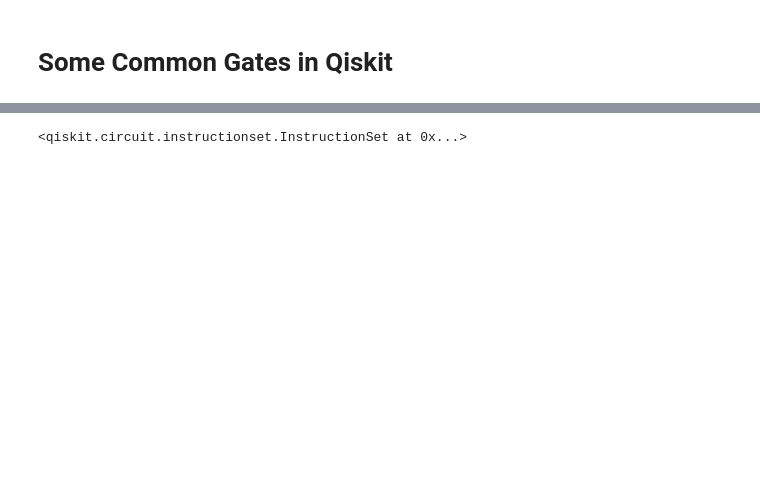
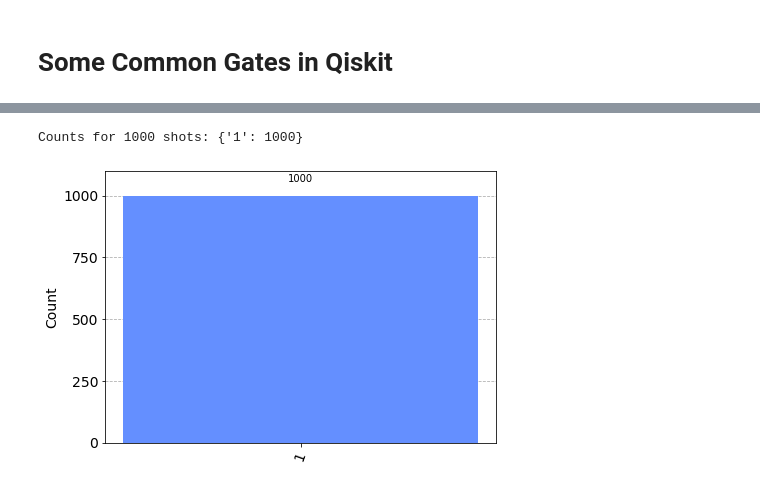
Before and after one commit to jesherjoshua/seds-quantum-computing, a Jupyter notebook: Simulator/gates.ipynb, the cells around one changed output, grey strips where cells are left out. Saved outputs shown, nothing was run; the diff lists cells and outputs as text; code cells hidden in the pictures; blank space fills up the shorter version.

```diff
--- a/Simulator/gates.ipynb
+++ b/Simulator/gates.ipynb
@@ -12,8 +44,10 @@ circ=QuantumCircuit(qr,cr)
 # %%
-#circ.y(0)
-circ.measure(0,0)
+circ.x(0)
+circ.measure(0, 0)
+view_results(circ, simulator)
 # %% [output]
-<qiskit.circuit.instructionset.InstructionSet at 0x...>
+Counts for 1000 shots: {'1': 1000}
+[figure, added]
 # %%
 circ.draw('mpl')
 # %% [output]
```
Also changed, not shown: parts of 35 cells of this notebook.
